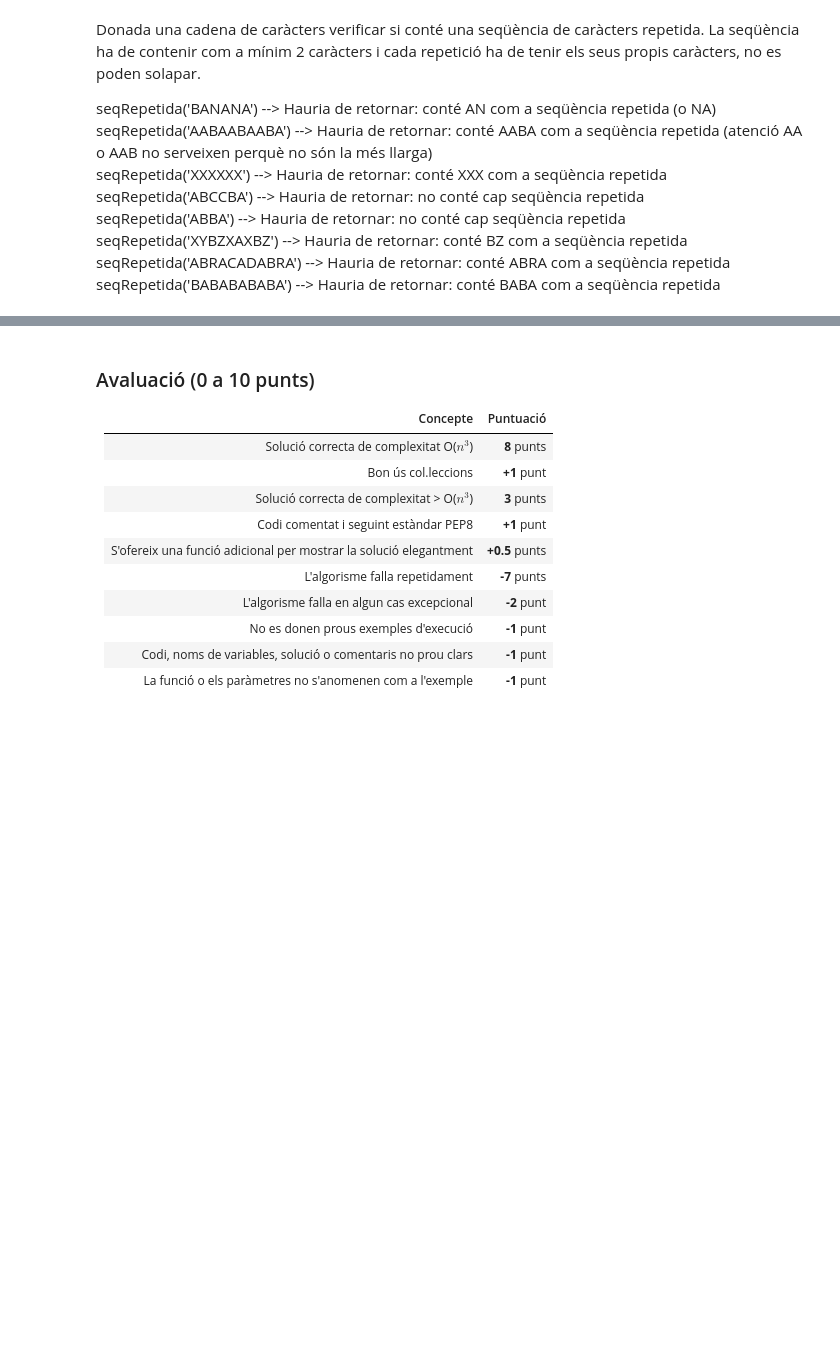
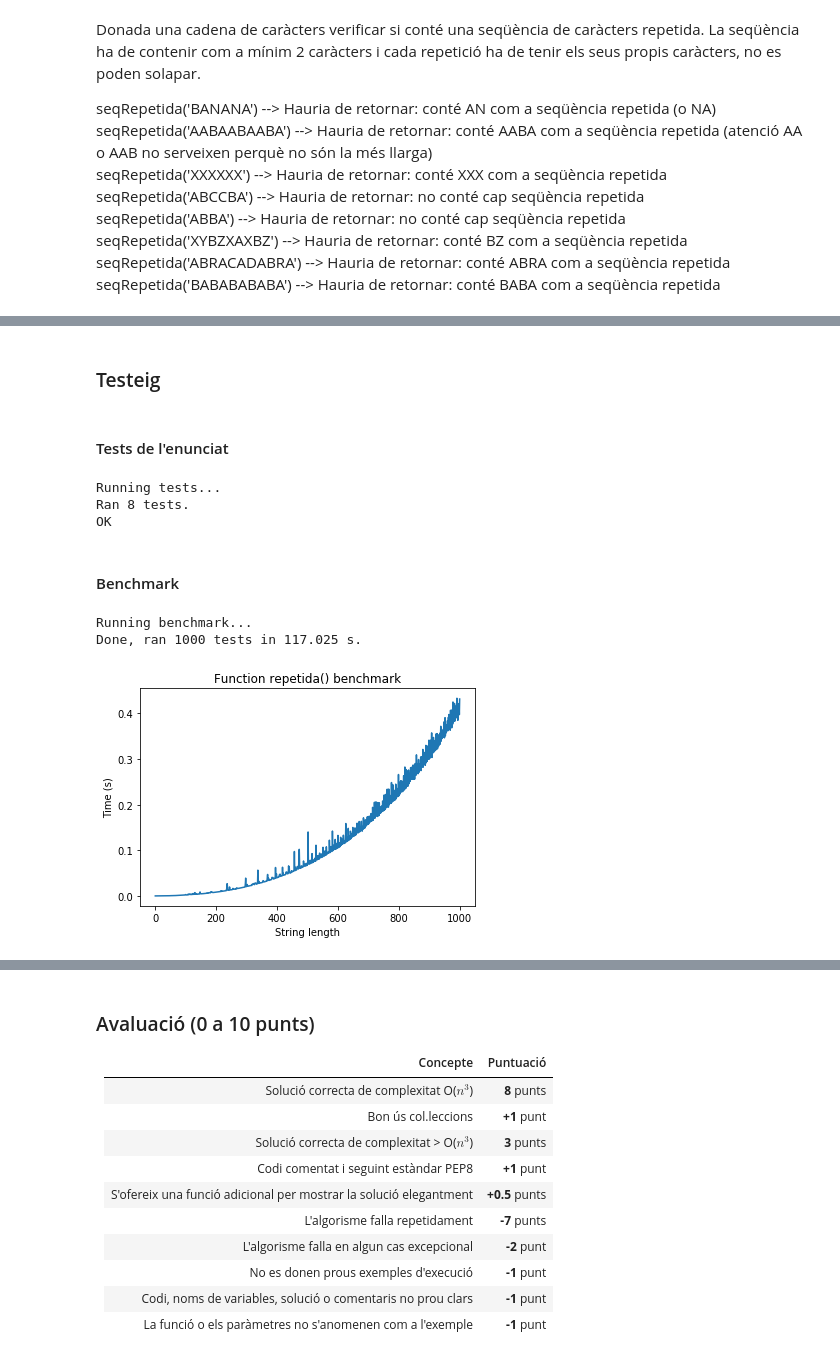
Before and after one commit to tarasyarema/alg, a Jupyter notebook: SubsquenciaRepetida.ipynb, the cells around one changed output, grey strips where cells are left out. Saved outputs shown, nothing was run; the diff lists cells and outputs as text; code cells hidden in the pictures; blank space fills up the shorter version.

Commit message:
Lab 4 done

```diff
--- a/SubsquenciaRepetida.ipynb
+++ b/SubsquenciaRepetida.ipynb
@@ -25,3 +13,0 @@ Abans de programar penseu en 3 exemples que posin a prova l'algorisme i en la se
-# %%
-def repetida(paraula):
-    return paraula
@@ -35,0 +68,77 @@ repetida("banana") = "banana"
+# %% [markdown]
+### Testeig
+# %% [markdown]
+#### Tests de l'enunciat
+# %%
+import sys
+import traceback
+
+try:
+    print("Running tests...")
+    assert repetida("BANANA") in ["AN", "NA"]
+    assert repetida("AABAABAABA") == "AABA"
+    assert repetida("XXXXXX") == "XXX"
+    assert repetida("ABCCBA") == None
+    assert repetida("ABBA") == None
+    assert repetida("XYBZXAXBZ") == "BZ"
+    assert repetida("ABRACADABRA") == "ABRA"
+    assert repetida("BABABABABA") in ["BABA", "ABAB"]
+    print("Ran 8 tests.")
+    print("OK")
+
+except AssertionError:
+    _, _, tb = sys.exc_info()
+    traceback.print_tb(tb)
+    tb_info = traceback.extract_tb(tb)
+    filename, line, func, text = tb_info[-1]
+# %% [output]
+Running tests...
+Ran 8 tests.
+OK
+# %% [markdown]
+#### Benchmark
+# %%
+from string import ascii_uppercase
+from random import choice
+from time import time
+
+def random_str(size):
+    return "".join(choice(ascii_uppercase) for _ in range(size))
+
+def random_test(m, M, s):
+    it, tt = [], []
+    t = time()
+
+    print("Running benchmark...")
+    for i in range(m, M+1, s):
+        _t = time()
+        _ = repetida(random_str(i))
+        _t = time() - _t
+
+        it.append(i)
+        tt.append(_t)
+
+    print("Done, ran {} tests in {:4.6} s.".format((M - m) // s, time() - t))
+
+    return it, tt
+# %%
+%matplotlib inline
+
+import matplotlib
+import numpy as np
+import matplotlib.pyplot as plt
+
+MIN, MAX, STEP = 0, 10**3, 1
+x, y = random_test(MIN, MAX, STEP)
+
+plt.title("Function repetida() benchmark")
+plt.xlabel("String length")
+plt.ylabel("Time (s)")
+
+plt.plot(x, y)
+
+plt.show()
+# %% [output]
+Running benchmark...
+Done, ran 1000 tests in 117.025 s.
+[figure, added]
```
Also changed, not shown: parts of 8 cells of this notebook, 1 other file.
